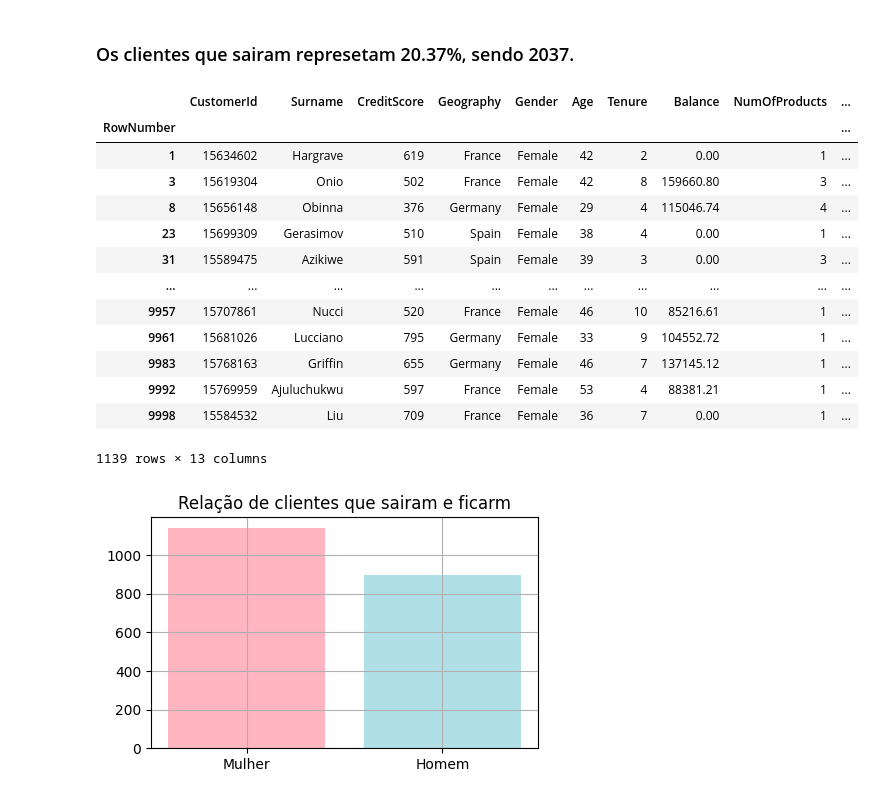
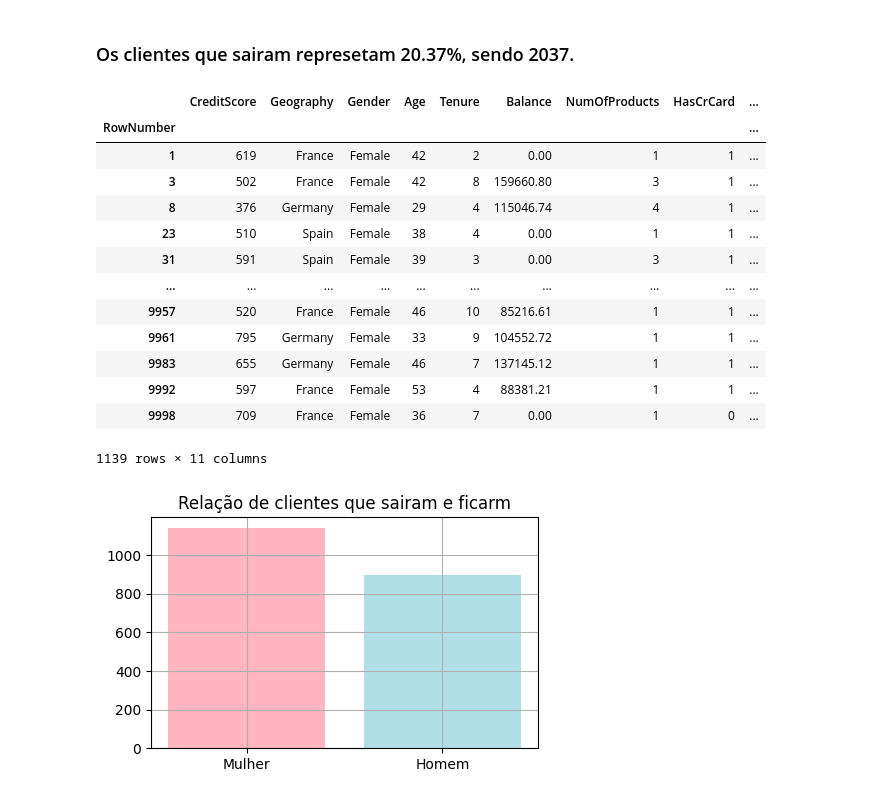
Before and after one commit to nathanmss/ADA_letscode_suzano, a Jupyter notebook: aula2.ipynb, the cells around one changed output. Saved outputs shown, nothing was run; the diff lists cells and outputs as text; code cells hidden in the pictures.

```diff
--- a/aula2.ipynb
+++ b/aula2.ipynb
@@ -169,23 +169,23 @@ plt.show()
 # %% [markdown]
 ### Os clientes que sairam represetam 20.37%, sendo 2037.
 # %%
-df_churn_mulher = df_churn_sairam.loc[(df_churn_sairam['Gender']=='Female') & (df_churn_sairam['Exited']==1) ] # Separando por genero dentro dos clientes que sairam.
+df_churn_mulher = df_churn_exited.loc[(df_churn_exited['Gender']=='Female') & (df_churn_exited['Exited']==1) ] # Separando por genero dentro dos clientes que sairam.
 df_churn_mulher
 # %% [output]
-|  | CustomerId | Surname | CreditScore | Geography | Gender | Age | Tenure | Balance | NumOfProducts | ... |
-| RowNumber |  |  |  |  |  |  |  |  |  | ... |
-| 1 | 15634602 | Hargrave | 619 | France | Female | 42 | 2 | 0.00 | 1 | ... |
-| 3 | 15619304 | Onio | 502 | France | Female | 42 | 8 | 159660.80 | 3 | ... |
-| 8 | 15656148 | Obinna | 376 | Germany | Female | 29 | 4 | 115046.74 | 4 | ... |
-| 23 | 15699309 | Gerasimov | 510 | Spain | Female | 38 | 4 | 0.00 | 1 | ... |
-| 31 | 15589475 | Azikiwe | 591 | Spain | Female | 39 | 3 | 0.00 | 3 | ... |
-| ... | ... | ... | ... | ... | ... | ... | ... | ... | ... | ... |
-| 9957 | 15707861 | Nucci | 520 | France | Female | 46 | 10 | 85216.61 | 1 | ... |
-| 9961 | 15681026 | Lucciano | 795 | Germany | Female | 33 | 9 | 104552.72 | 1 | ... |
-| 9983 | 15768163 | Griffin | 655 | Germany | Female | 46 | 7 | 137145.12 | 1 | ... |
-| 9992 | 15769959 | Ajuluchukwu | 597 | France | Female | 53 | 4 | 88381.21 | 1 | ... |
-| 9998 | 15584532 | Liu | 709 | France | Female | 36 | 7 | 0.00 | 1 | ... |
+|  | CreditScore | Geography | Gender | Age | Tenure | Balance | NumOfProducts | HasCrCard | ... |
+| RowNumber |  |  |  |  |  |  |  |  | ... |
+| 1 | 619 | France | Female | 42 | 2 | 0.00 | 1 | 1 | ... |
+| 3 | 502 | France | Female | 42 | 8 | 159660.80 | 3 | 1 | ... |
+| 8 | 376 | Germany | Female | 29 | 4 | 115046.74 | 4 | 1 | ... |
+| 23 | 510 | Spain | Female | 38 | 4 | 0.00 | 1 | 1 | ... |
+| 31 | 591 | Spain | Female | 39 | 3 | 0.00 | 3 | 1 | ... |
+| ... | ... | ... | ... | ... | ... | ... | ... | ... | ... |
+| 9957 | 520 | France | Female | 46 | 10 | 85216.61 | 1 | 1 | ... |
+| 9961 | 795 | Germany | Female | 33 | 9 | 104552.72 | 1 | 1 | ... |
+| 9983 | 655 | Germany | Female | 46 | 7 | 137145.12 | 1 | 1 | ... |
+| 9992 | 597 | France | Female | 53 | 4 | 88381.21 | 1 | 1 | ... |
+| 9998 | 709 | France | Female | 36 | 7 | 0.00 | 1 | 0 | ... |
-1139 rows × 13 columns
+1139 rows × 11 columns
 # %%
 labels = ['Mulher', 'Homem']
 vals = df_churn_exited.Gender.value_counts()
```
Also changed, not shown: parts of 12 cells of this notebook.
